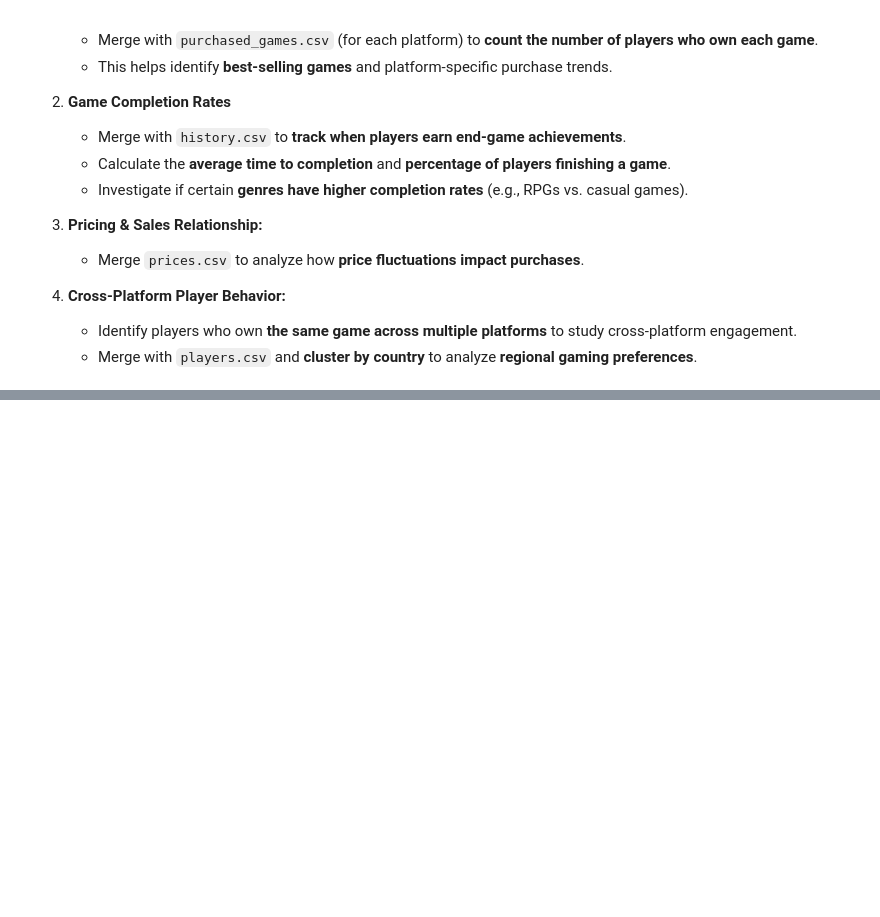
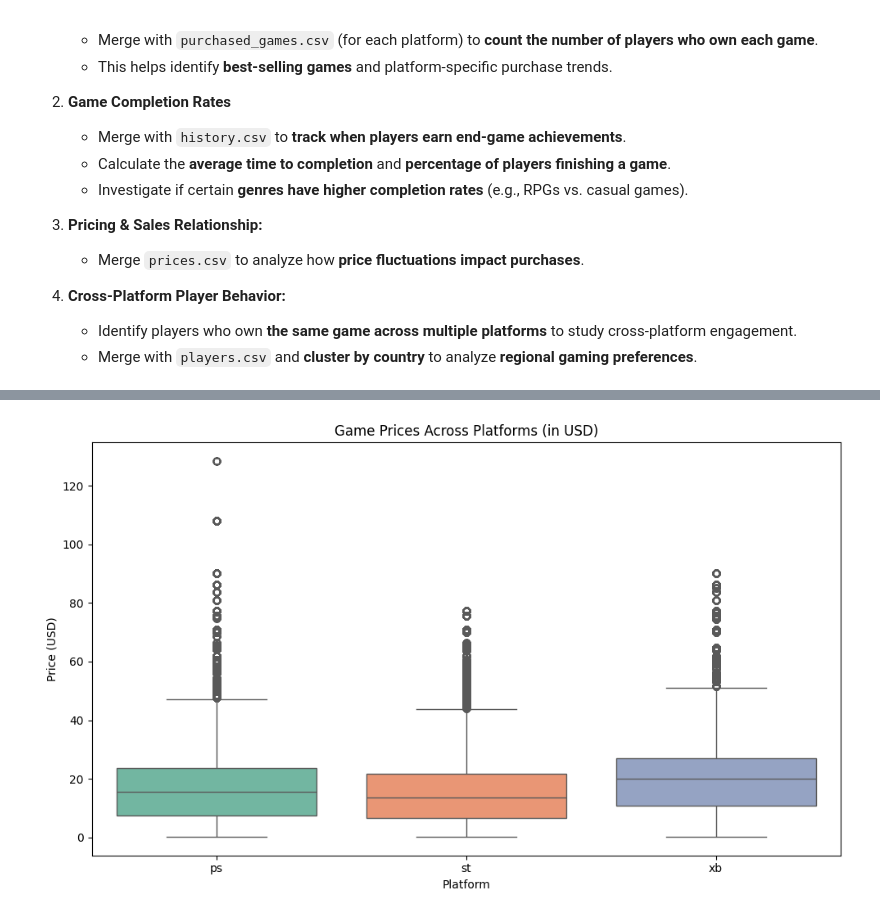
Before and after one commit to yfsongum/video_games_analysis_2025, a Jupyter notebook: SI_618_Project.ipynb, the cells around one changed output, grey strips where cells are left out. Cells and saved outputs as stored; diff of their text form; code cells hidden in the pictures; blank space fills up the shorter version.

Commit message:
added platform-based game prices/achievements/genres visualizations

```diff
--- a/SI_618_Project.ipynb
+++ b/SI_618_Project.ipynb
@@ -877,0 +874,27 @@ SyntaxError: invalid syntax (3815978410.py, line 6)
+# %%
+### Boxplot visualizing the distribution of game prices (in USD) across platforms
+
+# Convert prices to USD
+exchange_rates = {
+    'eur': 1.08,
+    'gbp': 1.29,
+    'jpy': 0.0067,
+    'rub': 0.012,
+    'usd': 1.0
+}
+
+tidy_game_info['price_usd'] = tidy_game_info.apply(
+    lambda row: row['price'] * exchange_rates.get(row['currency'].lower(), 1.0), axis=1
+)
+
+# Visualize price distribution across platforms
+plt.figure(figsize=(10, 6))
+sns.boxplot(x='platform', y='price_usd', hue='platform', data=tidy_game_info, palette='Set2', legend=False)
+
+plt.title("Game Prices Across Platforms (in USD)")
+plt.xlabel("Platform")
+plt.ylabel("Price (USD)")
+plt.tight_layout()
+plt.show()
+# %% [output]
+[figure, added]
```
Also changed, not shown: parts of 17 cells of this notebook.
